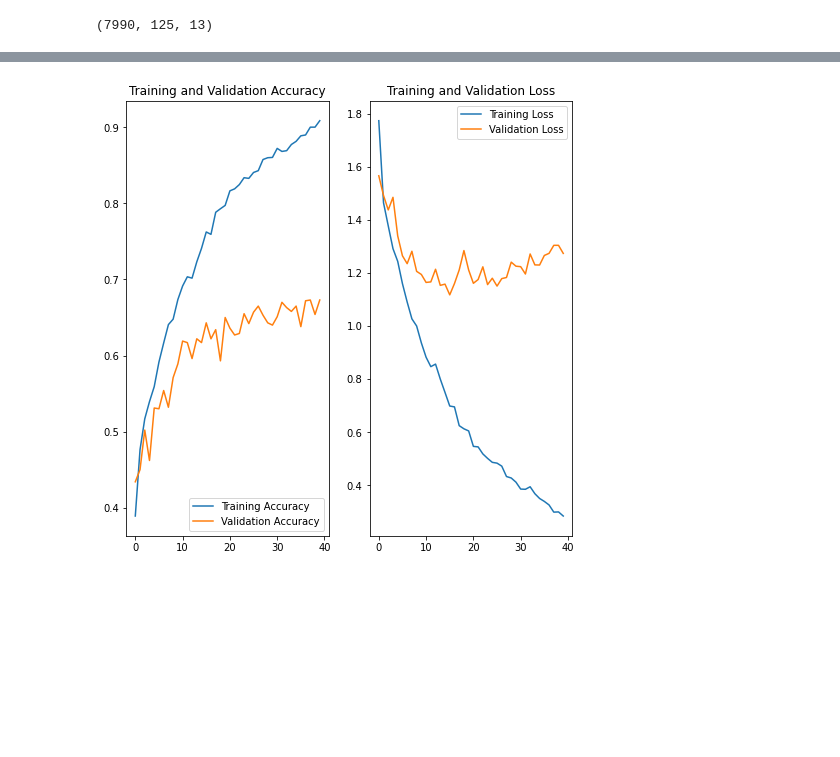
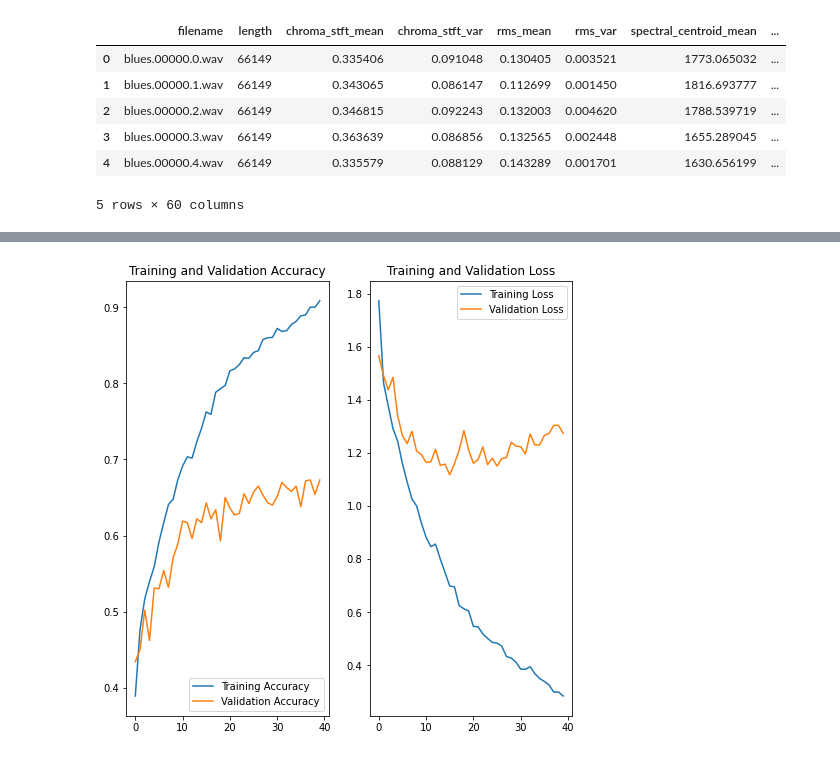
Before and after one commit to malletgaetan/ml-notebooks, a Jupyter notebook: rnn_gtzan_mfcc.ipynb, the cells around one changed output, grey strips where cells are left out. Drawn from its saved outputs; the diff is of its cells as text; code cells hidden in the pictures; blank space fills up the shorter version.

```diff
--- a/rnn_gtzan_mfcc.ipynb
+++ b/rnn_gtzan_mfcc.ipynb
@@ -111,5 +1,23 @@ Extracted features audio track 100 of 100.
 # %%
-dataset["train"][0].shape
-# (7990, 125, 13)
+# EXPLORE DATA
+import os
+import numpy as np
+import librosa
+import random
+import pandas as pd
+
+# DATA PROCESSING
+DATASET_PATH = "/home/gmallet/datasets/gtzan"
+ROI_PATH = DATASET_PATH + "/genres_original/"
+
+# TODO MAKE DCA USING THIS
+df = pd.read_csv(os.path.join(DATASET_PATH, "features_3_sec.csv"))
+df.head()
 # %% [output]
+|  | filename | length | chroma_stft_mean | chroma_stft_var | rms_mean | rms_var | spectral_centroid_mean | ... |
+| 0 | blues.00000.0.wav | 66149 | 0.335406 | 0.091048 | 0.130405 | 0.003521 | 1773.065032 | ... |
+| 1 | blues.00000.1.wav | 66149 | 0.343065 | 0.086147 | 0.112699 | 0.001450 | 1816.693777 | ... |
+| 2 | blues.00000.2.wav | 66149 | 0.346815 | 0.092243 | 0.132003 | 0.004620 | 1788.539719 | ... |
+| 3 | blues.00000.3.wav | 66149 | 0.363639 | 0.086856 | 0.132565 | 0.002448 | 1655.289045 | ... |
+| 4 | blues.00000.4.wav | 66149 | 0.335579 | 0.088129 | 0.143289 | 0.001701 | 1630.656199 | ... |
-(7990, 125, 13)
+5 rows × 60 columns
```
Also changed, not shown: parts of 3 cells of this notebook, 3 other files.
